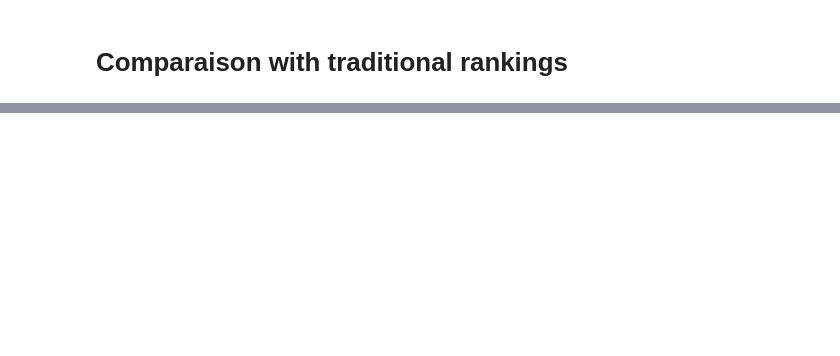
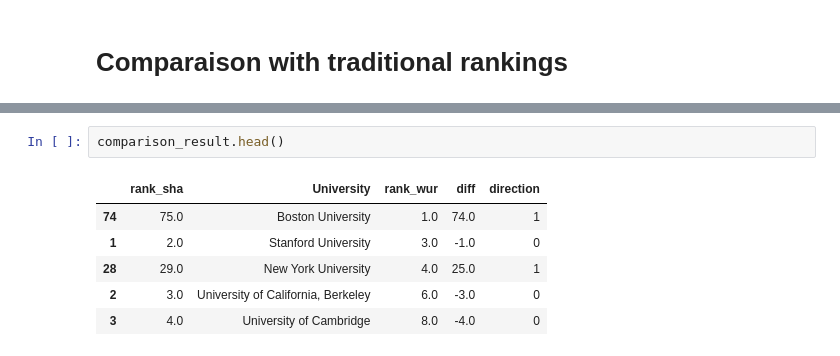
Before and after one commit to fearnleymartin/world-university-rankings, a Jupyter notebook: alternative_university_ranking_project.ipynb, the cells around one changed output, grey strips where cells are left out. Cells and saved outputs as stored; diff of their text form; blank space fills up the shorter version.

```diff
--- a/alternative_university_ranking_project.ipynb
+++ b/alternative_university_ranking_project.ipynb
@@ -319,0 +376,9 @@ We have chosen to compare our results with th Times Higher Education university
+# %%
+comparison_result.head()
+# %% [output]
+|  | rank_sha | University | rank_wur | diff | direction |
+| 74 | 75.0 | Boston University | 1.0 | 74.0 | 1 |
+| 1 | 2.0 | Stanford University | 3.0 | -1.0 | 0 |
+| 28 | 29.0 | New York University | 4.0 | 25.0 | 1 |
+| 2 | 3.0 | University of California, Berkeley | 6.0 | -3.0 | 0 |
+| 3 | 4.0 | University of Cambridge | 8.0 | -4.0 | 0 |
```
Also changed, not shown: parts of 22 cells of this notebook, 1 other file.
